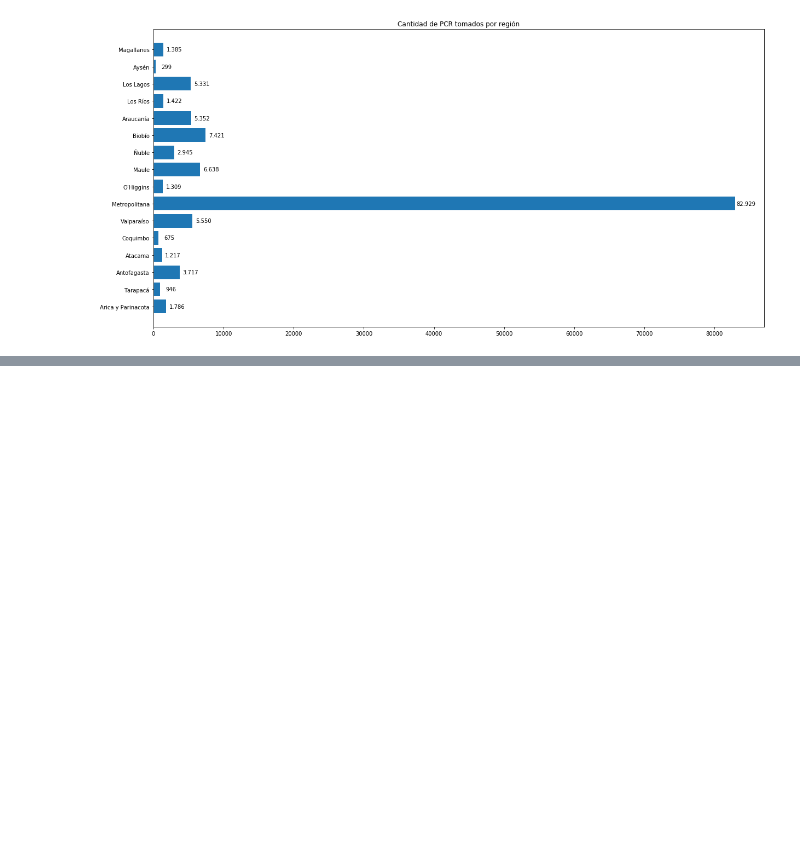
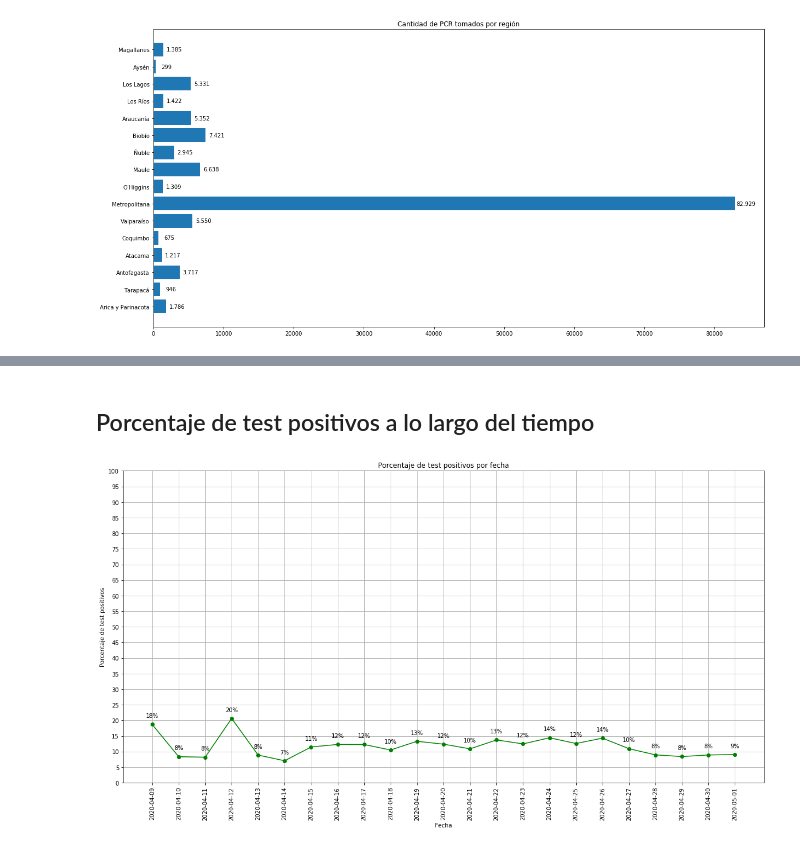
Before and after one commit to patricionicolas/Covid-19-Chile, a Jupyter notebook: PCR.ipynb, the cells around one changed output, grey strips where cells are left out. Drawn from its saved outputs; the diff is of its cells as text; code cells hidden in the pictures; blank space fills up the shorter version.

Commit message:
Feat: Se agrega el porcentaje de positivos
Cantidad de test positivos por día

```diff
--- a/PCR.ipynb
+++ b/PCR.ipynb
@@ -92,0 +123,5 @@ plt.show()
+# %%
+df_positivos    = pd.DataFrame({
+                                'Fecha': fecha_positivos,
+                                'Positivos': test_positivos
+                                })
@@ -92,0 +139,4 @@ plt.show()
+# %%
+df = pd.merge(df_pcr_totales, df_positivos, on='Fecha')
+# %%
+df["Porcentaje de positivos"] = df["PCRS"] / df["Positivos"]
@@ -92,0 +152,29 @@ plt.show()
+# %% [markdown]
+## Porcentaje de test positivos a lo largo del tiempo
+# %%
+X = df["Fecha"].values.tolist()
+Y = df["Porcentaje de positivos"].values.tolist()
+# %%
+def labelonbars(X, Y):
+    n = len(X)
+    for i in range (n):
+        number = '{:,}'.format(int(Y[i])).replace(',', '.')
+        number = str(number) + "%"
+        plt.annotate(
+            number, xy=(X[i], Y[i]),
+            xytext =(0, 10),
+            textcoords="offset points",
+            ha ='center', va='bottom')
+
+plt.figure(figsize=(20,10))
+plt.plot(X, Y, 'go-')
+labelonbars(X, Y)
+plt.xlabel('Fecha')
+plt.ylabel("Porcentaje de test positivos")
+plt.title("Porcentaje de test positivos por fecha")
+plt.grid()
+plt.xticks(X, rotation='vertical')
+plt.yticks(np.arange(0, 105, 5))
+plt.show()
+# %% [output]
+[figure, added]
```
Also changed, not shown: parts of 12 cells of this notebook.
